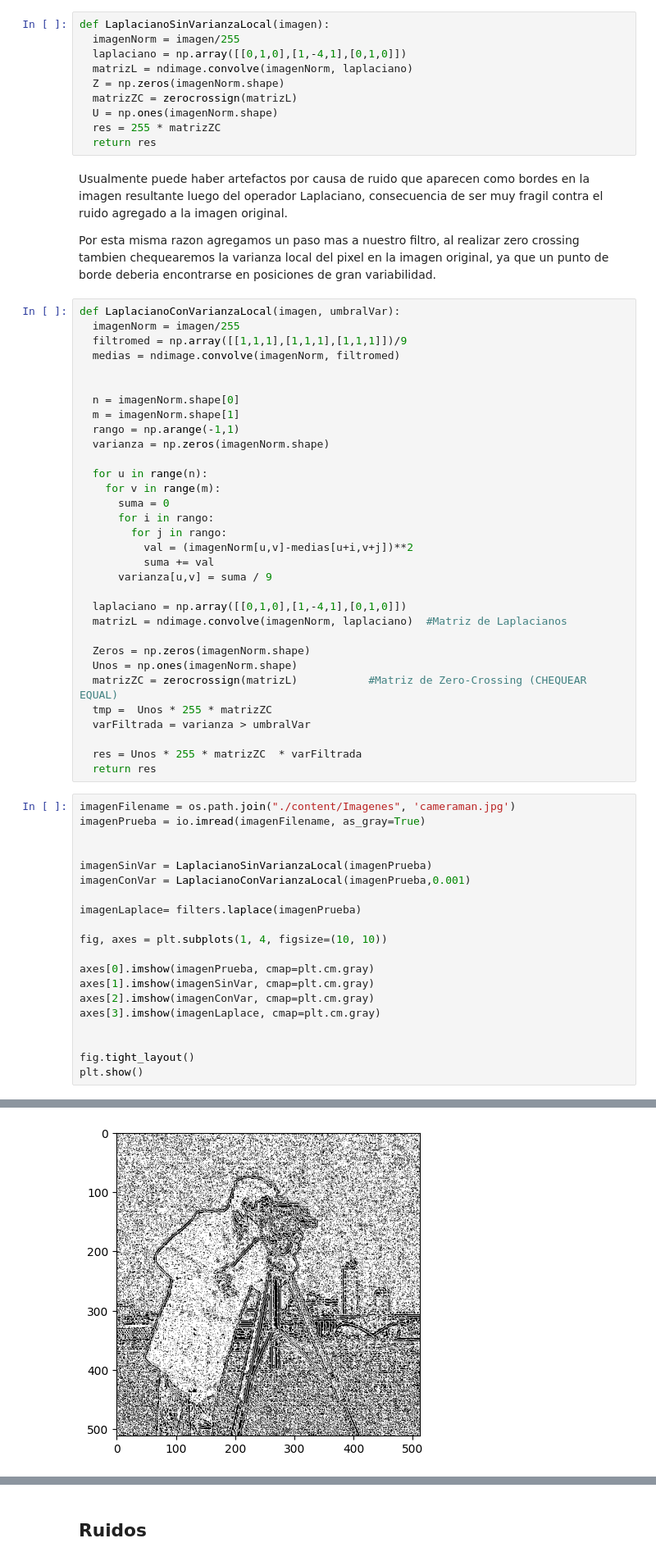
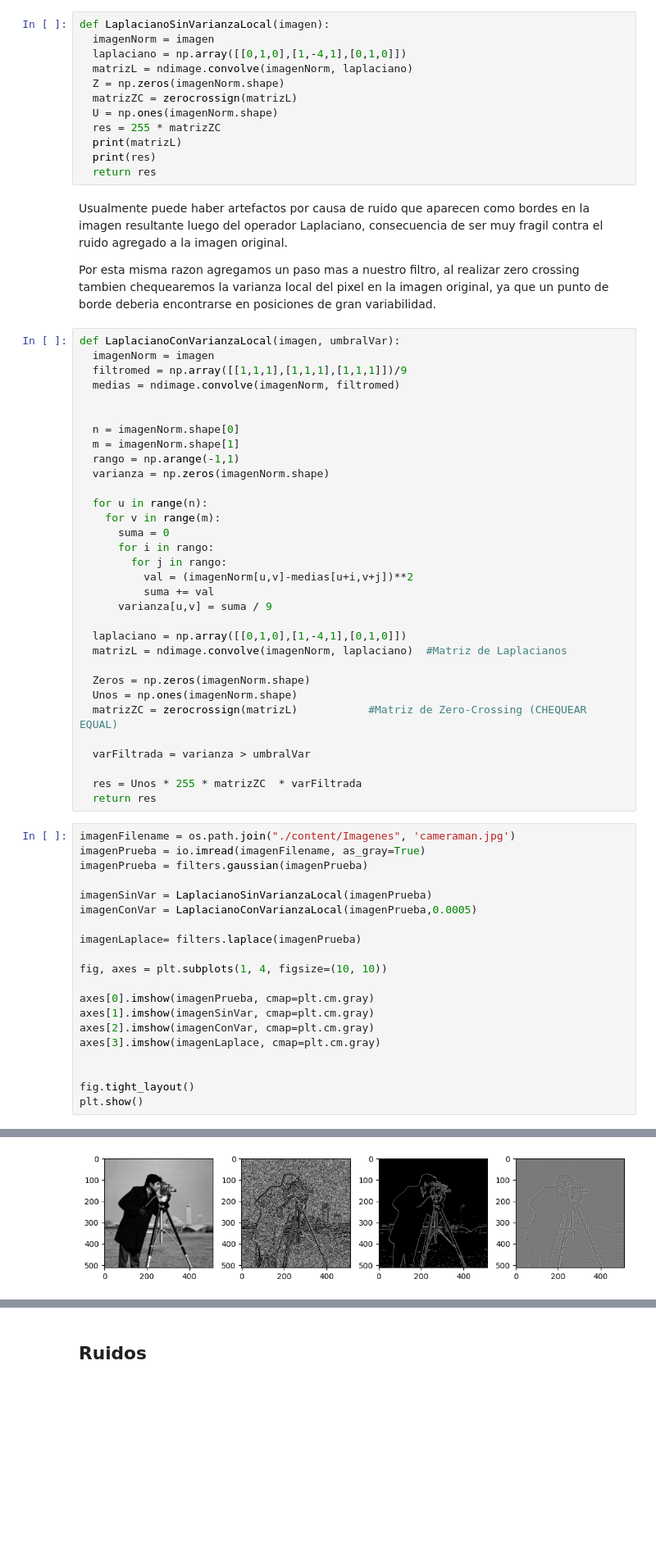
Before and after one commit to tusar-verma/Procesamiento-de-Imagenes, a Jupyter notebook: Labo-3/Practica3Bordes.ipynb, the cells around one changed output, grey strips where cells are left out. Shown at 82% size. Drawn from its saved outputs; the diff is of its cells as text; blank space fills up the shorter version.

Commit message:
laplaciano

```diff
--- a/Labo-3/Practica3Bordes.ipynb
+++ b/Labo-3/Practica3Bordes.ipynb
@@ -221,13 +221,15 @@ def zerocrossign(imagen):
     return res
 # %%
 def LaplacianoSinVarianzaLocal(imagen):
-  imagenNorm = imagen/255
+  imagenNorm = imagen
   laplaciano = np.array([[0,1,0],[1,-4,1],[0,1,0]])
   matrizL = ndimage.convolve(imagenNorm, laplaciano)
   Z = np.zeros(imagenNorm.shape)
   matrizZC = zerocrossign(matrizL)
   U = np.ones(imagenNorm.shape)
   res = 255 * matrizZC
+  print(matrizL)
+  print(res)
   return res
 # %% [markdown]
 Usualmente puede haber artefactos por causa de ruido que aparecen como bordes en la imagen resultante luego del operador Laplaciano, consecuencia de ser muy fragil contra el ruido agregado a la imagen original.
@@ -235,7 +237,7 @@ Usualmente puede haber artefactos por causa de ruido que aparecen como bordes en
 Por esta misma razon agregamos un paso mas a nuestro filtro, al realizar zero crossing tambien chequearemos la varianza local del pixel en la imagen original, ya que un punto de borde deberia encontrarse en posiciones de gran variabilidad.
 # %%
 def LaplacianoConVarianzaLocal(imagen, umbralVar):
-  imagenNorm = imagen/255
+  imagenNorm = imagen
   filtromed = np.array([[1,1,1],[1,1,1],[1,1,1]])/9
   medias = ndimage.convolve(imagenNorm, filtromed)
 
@@ -260,7 +262,7 @@ def LaplacianoConVarianzaLocal(imagen, umbralVar):
   Zeros = np.zeros(imagenNorm.shape)
   Unos = np.ones(imagenNorm.shape)
   matrizZC = zerocrossign(matrizL)           #Matriz de Zero-Crossing (CHEQUEAR EQUAL)
-  tmp =  Unos * 255 * matrizZC
+
   varFiltrada = varianza > umbralVar
 
   res = Unos * 255 * matrizZC  * varFiltrada
@@ -268,10 +270,10 @@ def LaplacianoConVarianzaLocal(imagen, umbralVar):
 # %%
 imagenFilename = os.path.join("./content/Imagenes", 'cameraman.jpg')
 imagenPrueba = io.imread(imagenFilename, as_gray=True)
-
+imagenPrueba = filters.gaussian(imagenPrueba)
 
 imagenSinVar = LaplacianoSinVarianzaLocal(imagenPrueba)
-imagenConVar = LaplacianoConVarianzaLocal(imagenPrueba,0.001)
+imagenConVar = LaplacianoConVarianzaLocal(imagenPrueba,0.0005)
 
 imagenLaplace= filters.laplace(imagenPrueba)
 
@@ -289 +311 @@ plt.show()
-[figure, old version]
+[figure, new version]
```
Also changed, not shown: parts of 2 cells of this notebook.
